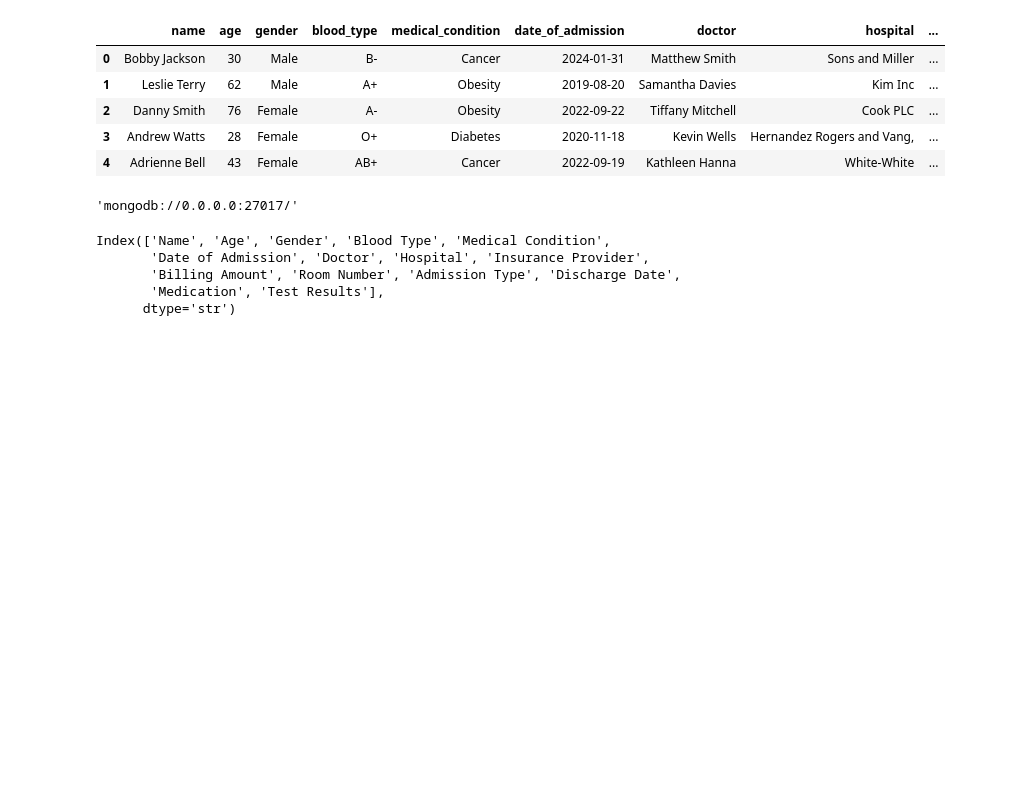
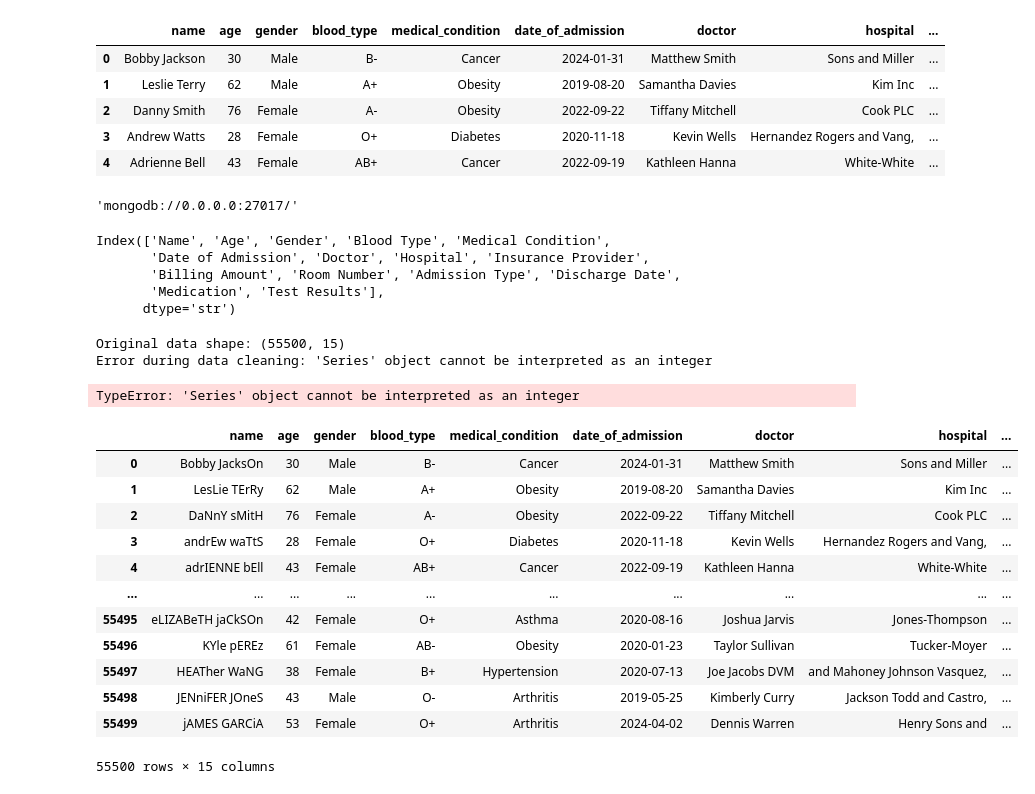
Before and after one commit to Toms1288/HealthcareImport, a Jupyter notebook: import.ipynb, the cells around one changed output. Cells and saved outputs as stored; diff of their text form; code cells hidden in the pictures; blank space fills up the shorter version.

Commit message:
Correction des bugs et rétablissement de la V2 fonctionnelle

```diff
--- a/import.ipynb
+++ b/import.ipynb
@@ -198,3 +198,71 @@ db_schema = {
         'enum' : ['Normal', 'Abnormal', 'Inconclusive']
     },
 }
+# %%
+import pandas as pd
+import os
+from dotenv import load_dotenv
+import datetime
+# Fonction pour nettoyer les données
+def clean_data(file_path):
+    data = pd.read_csv(file_path)
+    # Supprimer les doublons et les valeurs manquantes
+    data = data.drop_duplicates()
+    data = data.dropna()
+    # Ajout d'un index unique pour chaque patient
+    data['patient_id'] = data.index
+    # Renommer les colonnes pour plus de clarté
+    data = data.rename(columns={"patient_id":"patient_id","Name":"name","Age":"age","Gender":"gender","Blood Type":"blood_type",
+            "Medical Condition":"medical_condition","Date of Admission":"date_of_admission","Doctor":"doctor","Hospital":"hospital","Insurance Provider":"insurance_provider",
+            "Billing Amount":"billing_amount","Room Number":"room_number","Admission Type":"admission_type","Discharge Date":"discharge_date","Medication":"medication","Test Results":"test_results"})
+    # Normaliser les noms et arrondir les montants
+    data['name'] = data['name'].str.title()
+    data['name'] = data['name'].str.strip()
+    data['billing_amount'] = data['billing_amount'].round(2).abs()
+    # Normaliser les dates
+    data['date_of_admission'] = datetime.datetime.fromtimestamp(data['date_of_admission'])
+    data['discharge_date'] = datetime.datetime.fromtimestamp(data['discharge_date'])
+    # Modification de l'ordre des colonnes
+    data = data[["patient_id","name","age","gender","blood_type","medical_condition","date_of_admission","doctor","hospital","insurance_provider",
+                 "billing_amount","room_number","admission_type","discharge_date","medication","test_results"]]
+    return data
+
+if __name__ == "__main__":
+    # Charger les variables d'environnement
+    load_dotenv()
+    input_path = "./database/healthcare_dataset.csv"
+    output_path = "./database/cleaned_healthcare_dataset.csv"
+    try:
+        print(f"Original data shape: {pd.read_csv(input_path).shape}")
+        # Nettoyer les données et les sauvegarder dans un nouveau fichier CSV
+        cleaned_data = clean_data(input_path)
+        cleaned_data.to_csv(output_path, index=False)
+        print(f"Cleaned data shape: {pd.read_csv(output_path).shape}")
+        print(f"Data cleaned and saved to {output_path}")
+    except Exception as e:
+        print(f"Error during data cleaning: {e}")
+
+clean_data(input_path)
+# %% [output]
+Original data shape: (55500, 15)
+Error during data cleaning: 'Series' object cannot be interpreted as an integer
+TypeError: 'Series' object cannot be interpreted as an integer
+# %%
+data = data.rename(columns={"patient_id":"patient_id","Name":"name","Age":"age","Gender":"gender","Blood Type":"blood_type",
+            "Medical Condition":"medical_condition","Date of Admission":"date_of_admission","Doctor":"doctor","Hospital":"hospital","Insurance Provider":"insurance_provider",
+            "Billing Amount":"billing_amount","Room Number":"room_number","Admission Type":"admission_type","Discharge Date":"discharge_date","Medication":"medication","Test Results":"test_results"})
+data
+# %% [output]
+|  | name | age | gender | blood_type | medical_condition | date_of_admission | doctor | hospital | ... |
+| 0 | Bobby JacksOn | 30 | Male | B- | Cancer | 2024-01-31 | Matthew Smith | Sons and Miller | ... |
+| 1 | LesLie TErRy | 62 | Male | A+ | Obesity | 2019-08-20 | Samantha Davies | Kim Inc | ... |
+| 2 | DaNnY sMitH | 76 | Female | A- | Obesity | 2022-09-22 | Tiffany Mitchell | Cook PLC | ... |
+| 3 | andrEw waTtS | 28 | Female | O+ | Diabetes | 2020-11-18 | Kevin Wells | Hernandez Rogers and Vang, | ... |
+| 4 | adrIENNE bEll | 43 | Female | AB+ | Cancer | 2022-09-19 | Kathleen Hanna | White-White | ... |
+| ... | ... | ... | ... | ... | ... | ... | ... | ... | ... |
+| 55495 | eLIZABeTH jaCkSOn | 42 | Female | O+ | Asthma | 2020-08-16 | Joshua Jarvis | Jones-Thompson | ... |
+| 55496 | KYle pEREz | 61 | Female | AB- | Obesity | 2020-01-23 | Taylor Sullivan | Tucker-Moyer | ... |
+| 55497 | HEATher WaNG | 38 | Female | B+ | Hypertension | 2020-07-13 | Joe Jacobs DVM | and Mahoney Johnson Vasquez, | ... |
+| 55498 | JENniFER JOneS | 43 | Male | O- | Arthritis | 2019-05-25 | Kimberly Curry | Jackson Todd and Castro, | ... |
+| 55499 | jAMES GARCiA | 53 | Female | O+ | Arthritis | 2024-04-02 | Dennis Warren | Henry Sons and | ... |
+55500 rows × 15 columns
```
Also changed, not shown: parts of 4 cells of this notebook, 6 other files.
